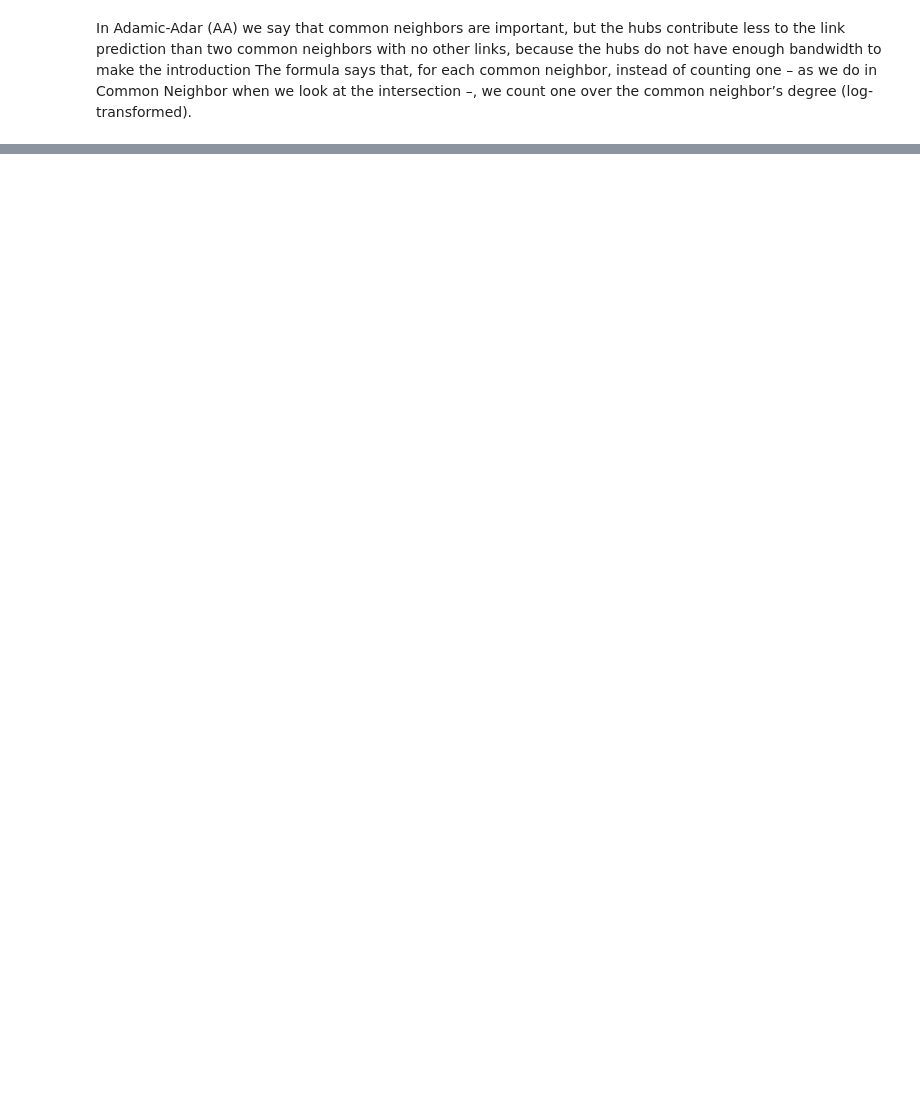
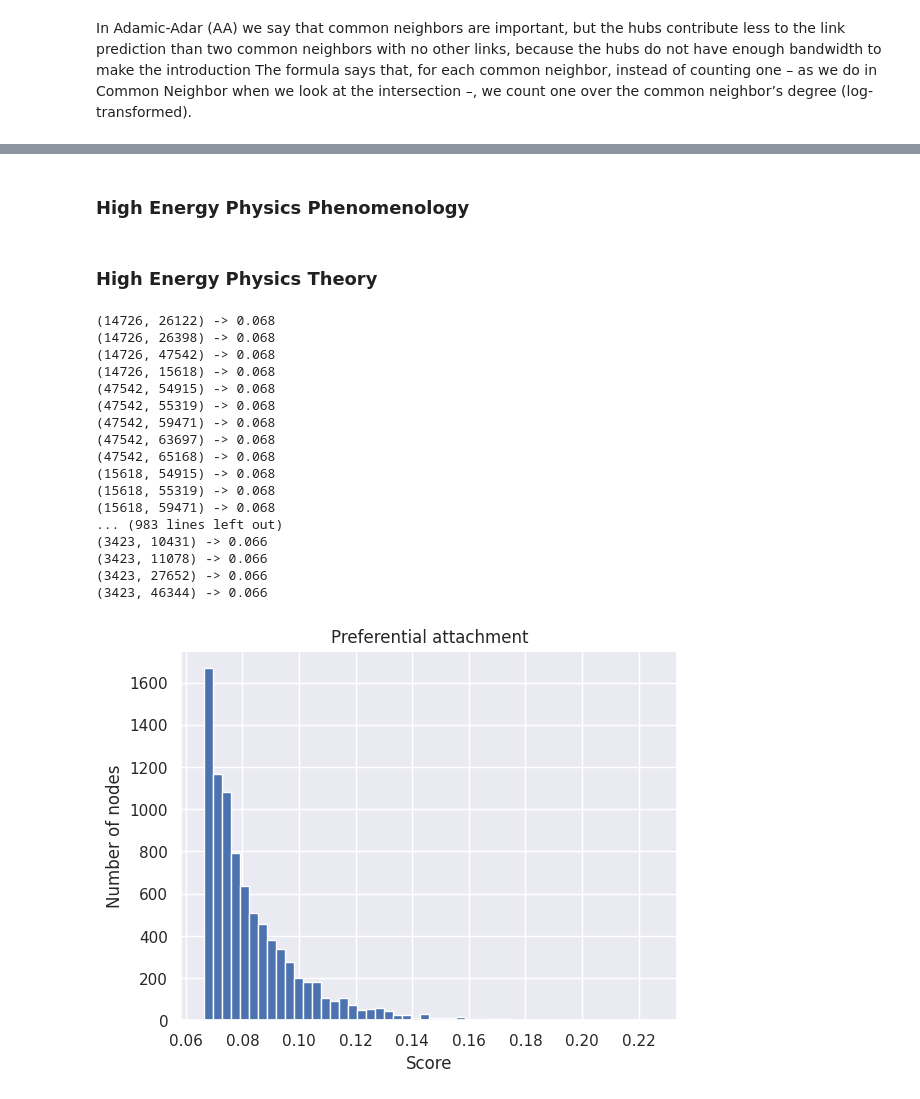
Before and after one commit to viggo-gascou/network-analysis, a Jupyter notebook: link_pred.ipynb, the cells around one changed output, grey strips where cells are left out. Cells and saved outputs as stored; diff of their text form; code cells hidden in the pictures; blank space fills up the shorter version.

```diff
--- a/link_pred.ipynb
+++ b/link_pred.ipynb
@@ -225,0 +258,36 @@ adamic_adar(G, 5)
+# %%
+# load the data
+Astro_edge_df = pd.read_csv("other_datasets/AstroPh/edges.csv", delimiter=",")
+Astro_node_df = pd.read_csv("other_datasets/AstroPh/nodes.csv", delimiter=",")
+
+# load the data
+Cond_edge_df = pd.read_csv("other_datasets/CondMat/edges.csv", delimiter=",")
+Cond_node_df = pd.read_csv("other_datasets/CondMat/nodes.csv", delimiter=",")
+
+# load the data
+HPH_edge_df = pd.read_csv("other_datasets/HepPh/edges.csv", delimiter=",")
+HPH_node_df = pd.read_csv("other_datasets/HepPh/nodes.csv", delimiter=",")
+
+# load the data
+HTH_edge_df = pd.read_csv("other_datasets/HepTh/edges.csv", delimiter=",")
+HTH_node_df = pd.read_csv("other_datasets/HepTh/nodes.csv", delimiter=",")
+
+
+
+# generate graphs
+G1 = nx.from_pandas_edgelist(Astro_edge_df, source="# source", target=" target", create_using=nx.Graph())
+G2 = nx.from_pandas_edgelist(Cond_edge_df, source="# source", target=" target", create_using=nx.Graph())
+G3 = nx.from_pandas_edgelist(HPH_edge_df, source="# source", target=" target", create_using=nx.Graph())
+G4 = nx.from_pandas_edgelist(HTH_edge_df, source="# source", target=" target", create_using=nx.Graph())
+
+# only focus on the giant hub in the middle
+largest_cc1 = max(nx.connected_components(G1), key=len)
+largest_cc2 = max(nx.connected_components(G2), key=len)
+largest_cc3 = max(nx.connected_components(G3), key=len)
+largest_cc4 = max(nx.connected_components(G4), key=len)
+
+# generate smaller graph
+Astro = G1.subgraph(largest_cc1)
+Cond = G2.subgraph(largest_cc2)
+HPh = G3.subgraph(largest_cc3)
+HTh = G4.subgraph(largest_cc4)
@@ -225,0 +336,2 @@ adamic_adar(G, 5)
+# %% [markdown]
+### High Energy Physics Phenomenology
@@ -225,0 +340,2 @@ adamic_adar(G, 5)
+# %% [markdown]
+### High Energy Physics Theory
@@ -225,0 +344,21 @@ adamic_adar(G, 5)
+# %%
+scores, track = pref_attachment(HTh, HTh.number_of_nodes())
+# %% [output]
+(14726, 26122) -> 0.068
+(14726, 26398) -> 0.068
+(14726, 47542) -> 0.068
+(14726, 15618) -> 0.068
+(47542, 54915) -> 0.068
+(47542, 55319) -> 0.068
+(47542, 59471) -> 0.068
+(47542, 63697) -> 0.068
+(47542, 65168) -> 0.068
+(15618, 54915) -> 0.068
+(15618, 55319) -> 0.068
+(15618, 59471) -> 0.068
+... (983 lines left out)
+(3423, 10431) -> 0.066
+(3423, 11078) -> 0.066
+(3423, 27652) -> 0.066
+(3423, 46344) -> 0.066
+[figure, added]
```
Also changed, not shown: parts of 22 cells of this notebook, 1 other file.
